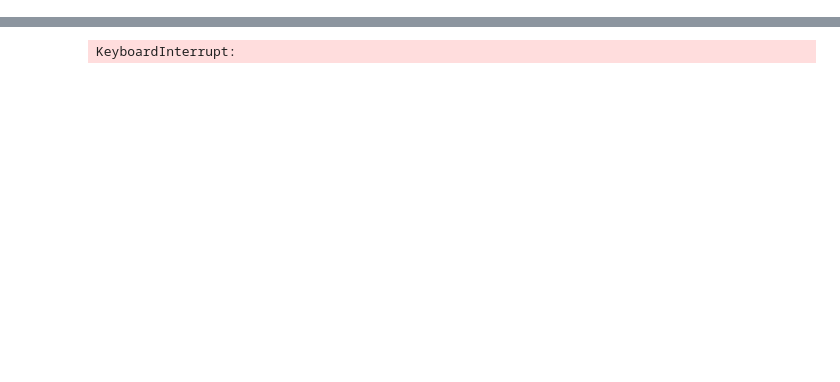
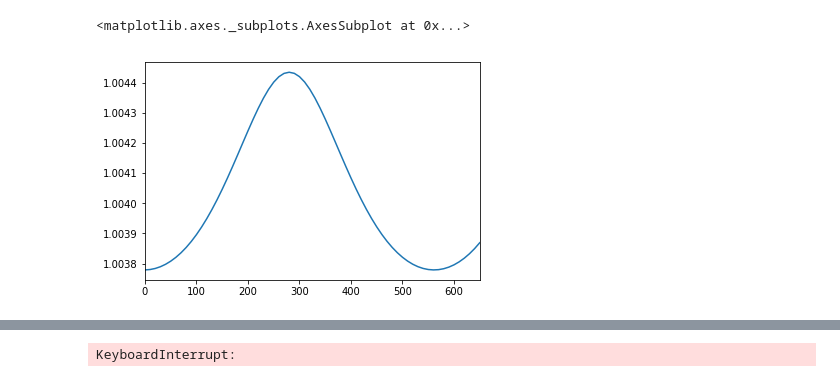
Before and after one commit to pablogalaviz/PostNewton3BP, a Jupyter notebook: utils/Analysis.ipynb, the cells around one changed output, grey strips where cells are left out. Drawn from its saved outputs; the diff is of its cells as text; code cells hidden in the pictures; blank space fills up the shorter version.

```diff
--- a/utils/Analysis.ipynb
+++ b/utils/Analysis.ipynb
@@ -50,0 +155,8 @@ ax=df_x.plot.scatter(x='x2',y='y2',s=1,c='b',ax=ax)
+# %%
+phi2= 4*(m[a]/df_tr0['r']).sum(axis=1)
+phi4= 2*(df_tr0['p2']/(m[a]*df_tr0['r'])).sum(axis=1)
+psi=(1+0.125*(phi2+phi4))**4
+psi.plot()
+# %% [output]
+<matplotlib.axes._subplots.AxesSubplot at 0x...>
+[figure, added]
```
Also changed, not shown: parts of 13 cells of this notebook.
